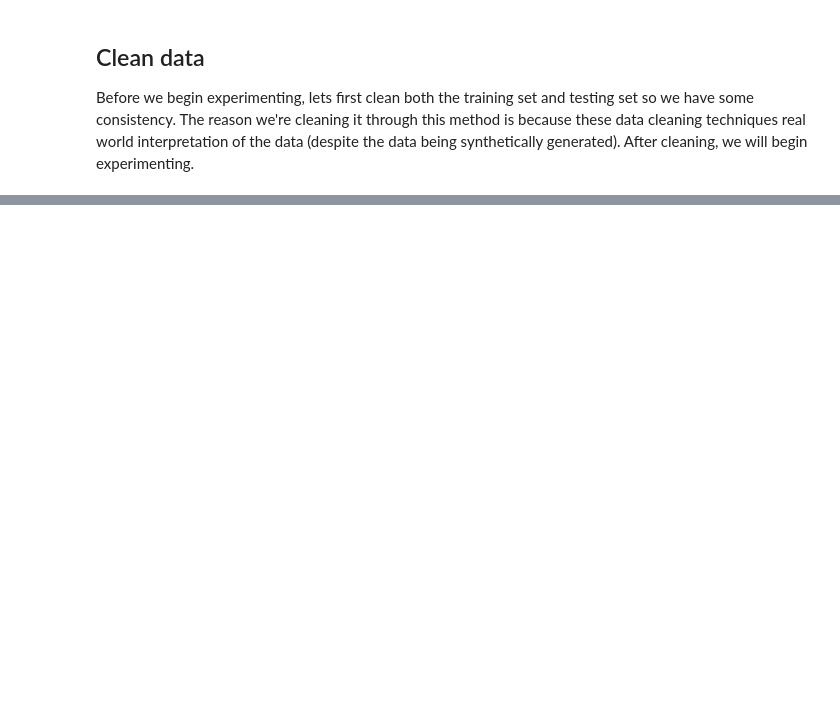
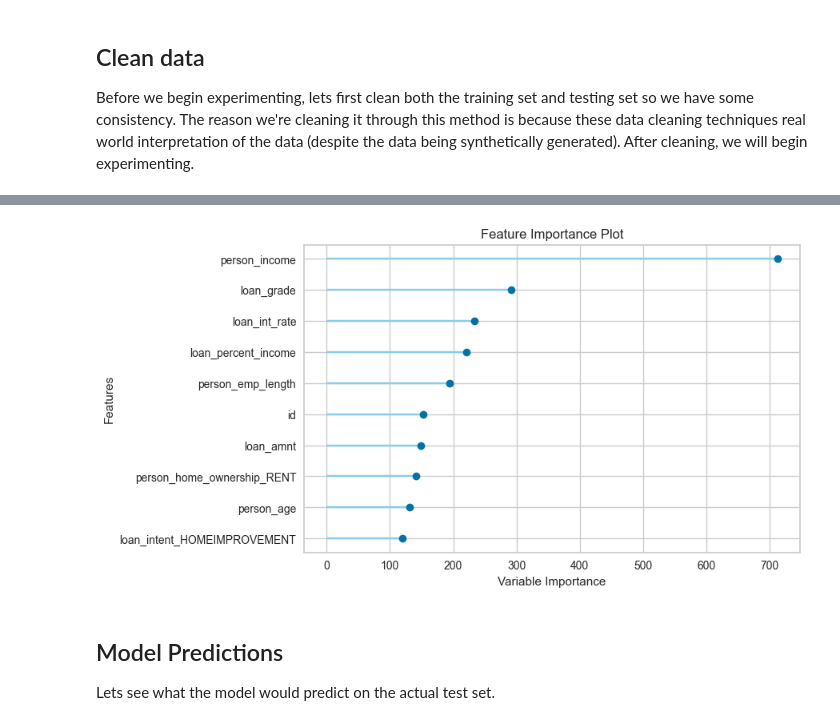
Before and after one commit to AnaqiAmir/Loan-Approval-Prediction, a Jupyter notebook: experiments.ipynb, the cells around one changed output, grey strips where cells are left out. Saved outputs shown, nothing was run; the diff lists cells and outputs as text; code cells hidden in the pictures; blank space fills up the shorter version.

```diff
--- a/experiments.ipynb
+++ b/experiments.ipynb
@@ -236,0 +1112,3 @@ Index(['person_age', 'person_income', 'person_home_ownership_MORTGAGE',
+# %%
+setup.plot_model(best_lightgbm, plot = 'feature')
+# %% [output]
@@ -236,0 +1116,4 @@ Index(['person_age', 'person_income', 'person_home_ownership_MORTGAGE',
+[figure, added]
+# %% [markdown]
+## Model Predictions
+Lets see what the model would predict on the actual test set.
```
Also changed, not shown: parts of 50 cells of this notebook.
